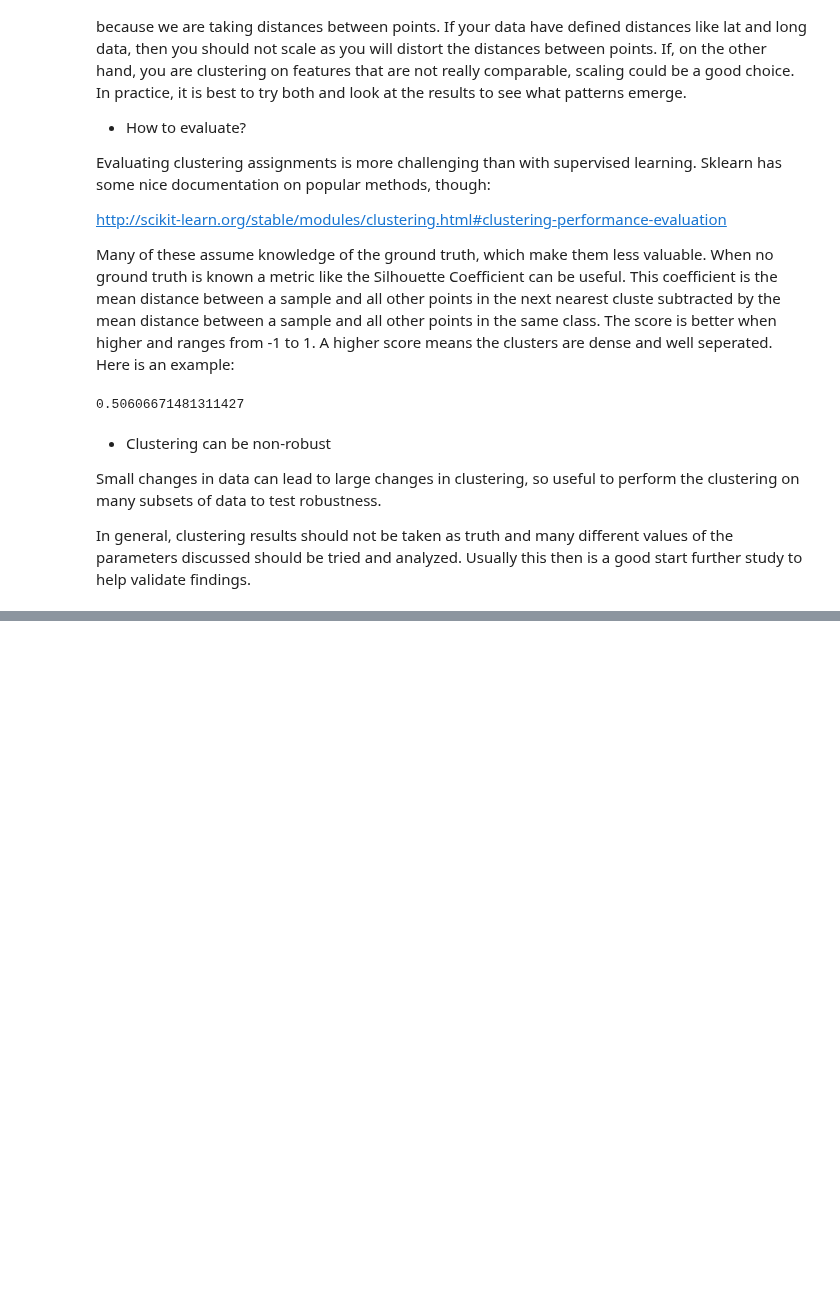
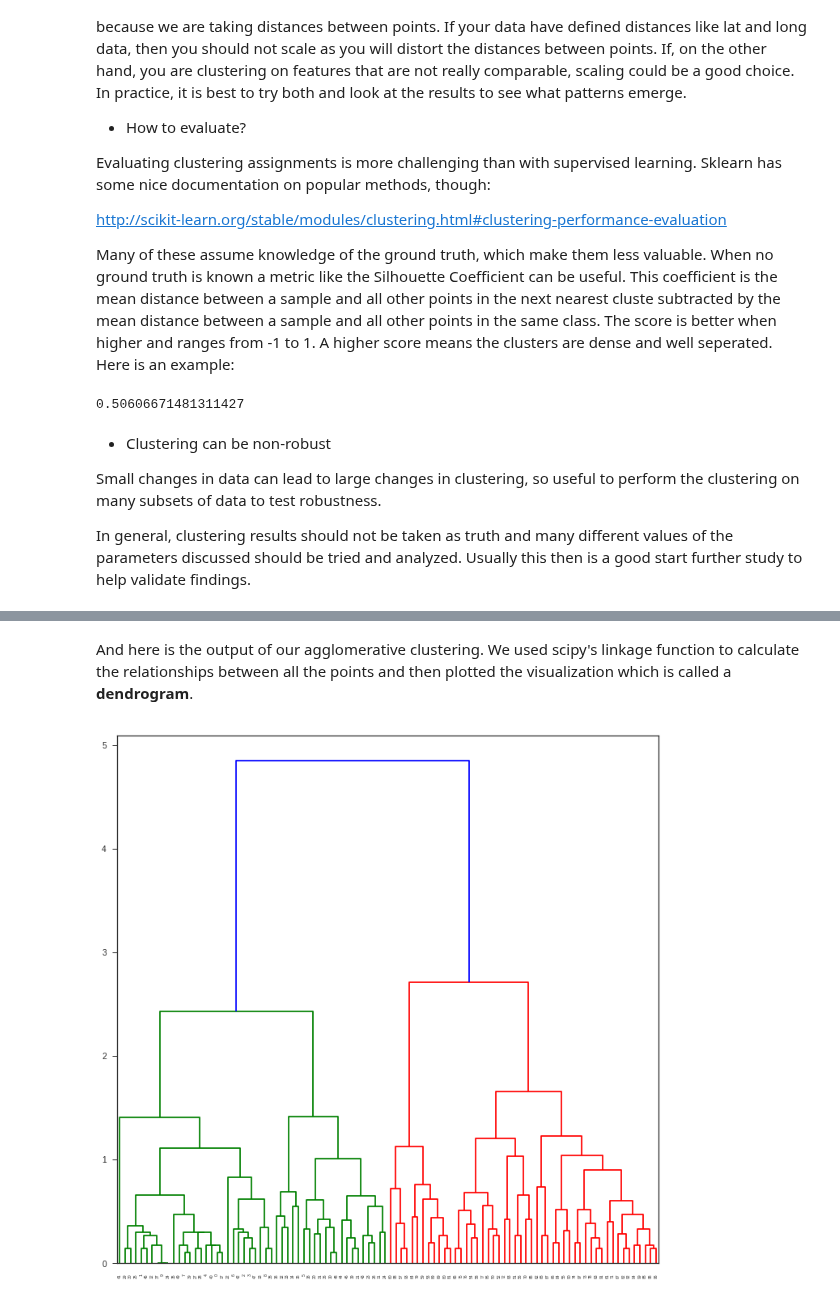
Before and after one commit to tfolkman/byu_econ_applied_machine_learning, a Jupyter notebook: lectures/Lecture_13_Clustering.ipynb, the cells around one changed output, grey strips where cells are left out. Cells and saved outputs as stored; diff of their text form; code cells hidden in the pictures; blank space fills up the shorter version.

Commit message:
started agg clustering

```diff
--- a/lectures/Lecture_13_Clustering.ipynb
+++ b/lectures/Lecture_13_Clustering.ipynb
@@ -157,0 +180,10 @@ In general, clustering results should not be taken as truth and many different v
+# %% [markdown]
+And here is the output of our agglomerative clustering. We used scipy's linkage function to calculate the relationships between all the points and then plotted the visualization which is called a **dendrogram**.
+# %%
+from scipy.cluster.hierarchy import dendrogram, linkage
+
+Z = linkage(X_full, 'complete')
+plt.figure(figsize=(12, 12))
+_ = dendrogram(Z)
+# %% [output]
+[figure, added]
```
Also changed, not shown: parts of 5 cells of this notebook.
